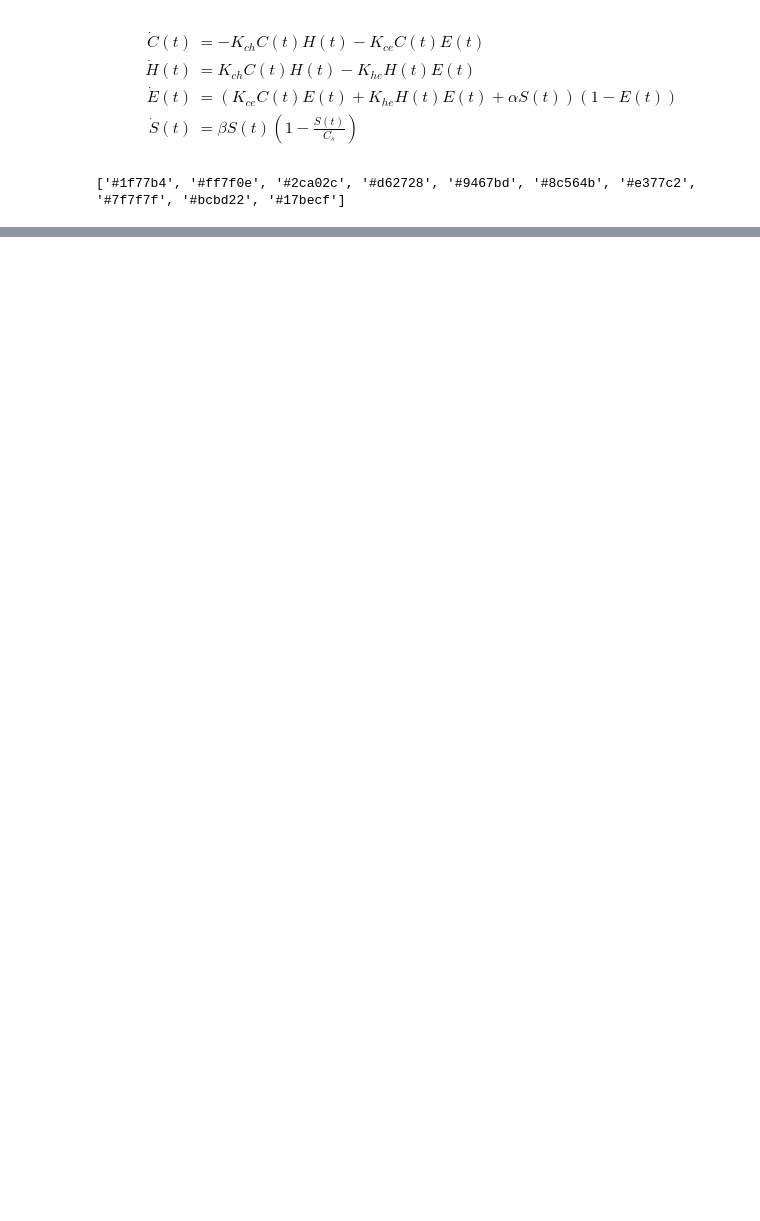
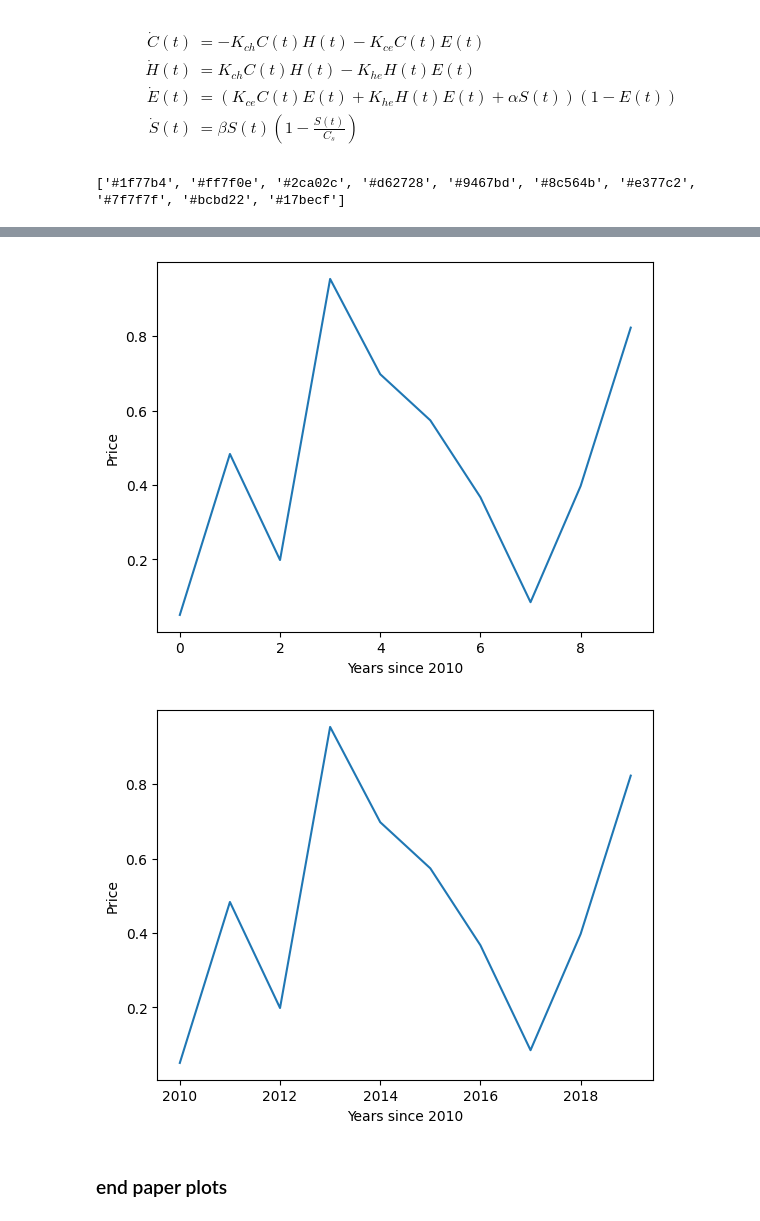
Before and after one commit to binDebug3/EVAdoption, a Jupyter notebook: jeff.ipynb, the cells around one changed output, grey strips where cells are left out. Cells and saved outputs as stored; diff of their text form; code cells hidden in the pictures; blank space fills up the shorter version.

```diff
--- a/jeff.ipynb
+++ b/jeff.ipynb
@@ -597,3 +600,22 @@ actualS in 2022: 0.003538432175223604
+# %%
+arr = np.random.random(10)
+years_since_2010 = np.arange(10)
+
+plt.plot(years_since_2010, arr)
+plt.xlabel("Years since 2010")
+plt.ylabel("Price")
+plt.show()
+
+
+plt.plot(years_since_2010+2010, arr)
+plt.xlabel("Years since 2010")
+plt.ylabel("Price")
+plt.show()
+# %% [output]
+[figure, added]
+[figure, added]
+# %% [markdown]
+### end paper plots
 # %%
 import matplotlib.pyplot as plt
 import numpy as np
```
Also changed, not shown: parts of 22 cells of this notebook, 6 other files.
